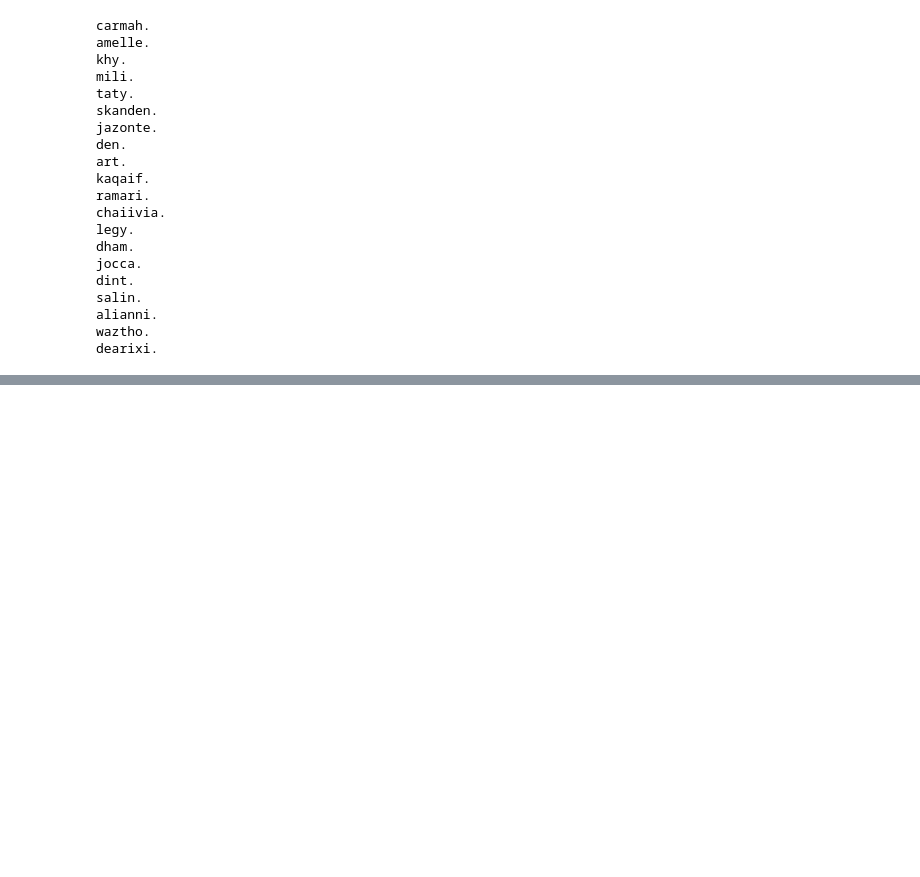
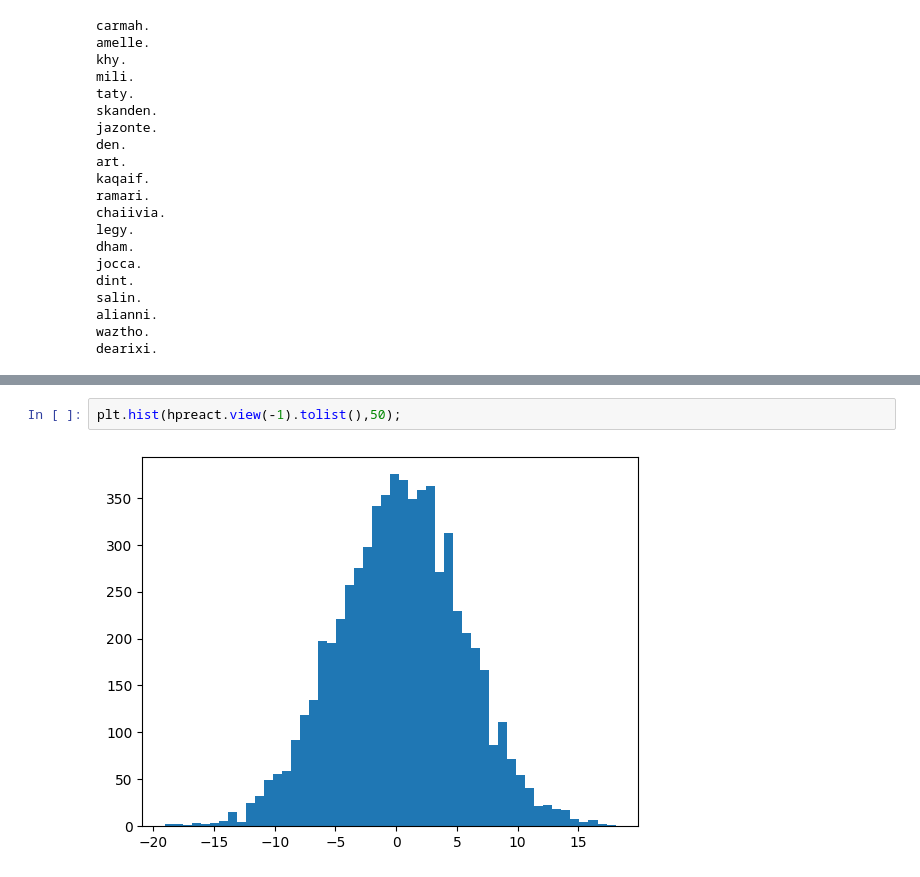
Before and after one commit to Yousif-dk/zero-to-hero, a Jupyter notebook: Lectures/lecture 4/lesson_4.ipynb, the cells around one changed output, grey strips where cells are left out. Drawn from its saved outputs; the diff is of its cells as text; blank space fills up the shorter version.

```diff
--- a/Lectures/lecture 4/lesson_4.ipynb
+++ b/Lectures/lecture 4/lesson_4.ipynb
@@ -278,0 +302,4 @@ for i in range(max_steps):
+# %%
+plt.hist(hpreact.view(-1).tolist(),50);
+# %% [output]
+[figure, added]
```
Also changed, not shown: parts of 17 cells of this notebook.
